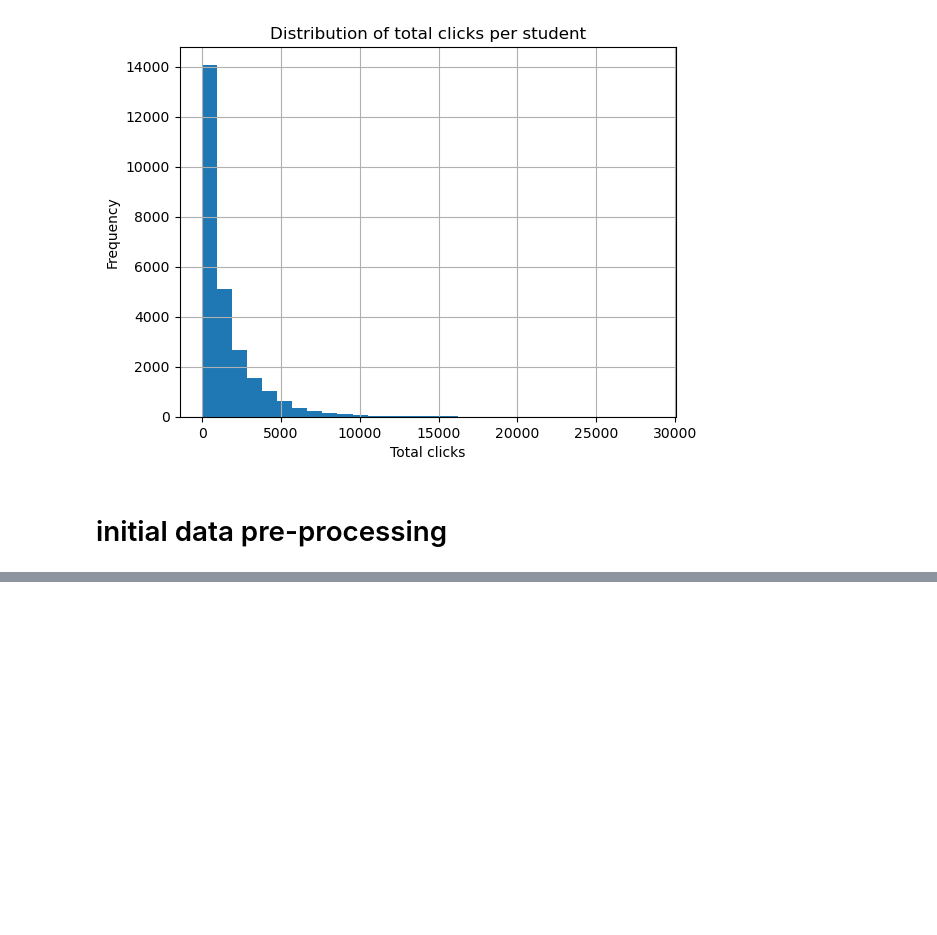
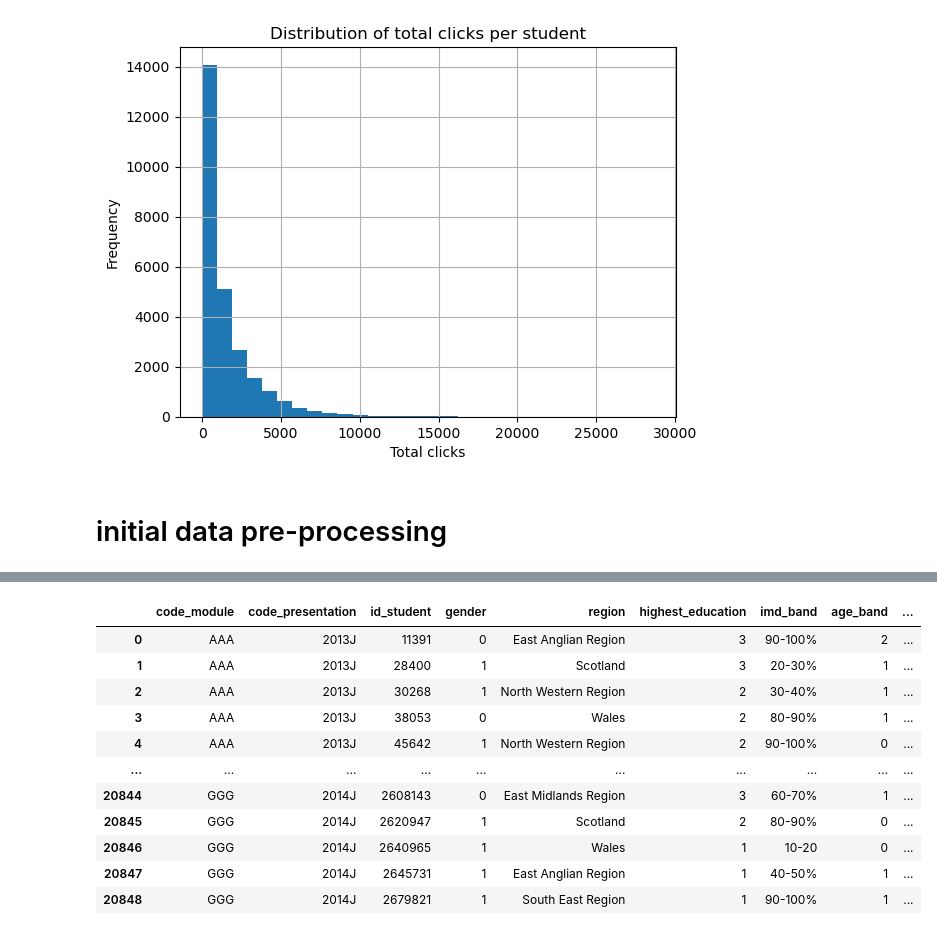
Before and after one commit to MScProjs/MScProject2025-Tang-Zhenqiang, a Jupyter notebook: EDA, initial data pre-processing.ipynb, the cells around one changed output, grey strips where cells are left out. Drawn from its saved outputs; the diff is of its cells as text; code cells hidden in the pictures; blank space fills up the shorter version.

Commit message:
EDA, initial data pre-processing

```diff
--- a/EDA, initial data pre-processing.ipynb
+++ b/EDA, initial data pre-processing.ipynb
@@ -140,18 +85,0 @@ df
-# %%
-df['registration_lead_ratio'] = (df['date_registration'] / df['module_presentation_length']).clip(upper=1)
-vle_activity_stats = vle.groupby(['code_module', 'code_presentation'])['activity_type'].nunique().reset_index(name='n_activity_types')
-df = df.merge(vle_activity_stats, on=['code_module', 'code_presentation'], how='left')
-activity_clicks = vle_full.groupby(['id_student', 'code_module', 'code_presentation', 'activity_type'])['sum_click'].sum().unstack().fillna(0).reset_index()
-activity_cols = activity_clicks.columns.difference(['id_student', 'code_module', 'code_presentation'])
-for col in activity_cols:
-    activity_clicks[f'{col}_click_ratio'] = activity_clicks[col] / activity_clicks[activity_cols].sum(axis=1).replace(0, 1)
-df = df.merge(activity_clicks, on=['id_student', 'code_module', 'code_presentation'], how='left')
-click_times = vle_full.groupby(['id_student', 'code_module', 'code_presentation'])['date'].agg(['min', 'max']).reset_index()
-click_times['first_click_lag'] = click_times['min']
-click_times['last_click_to_end'] = df['module_presentation_length'] - click_times['max']
-click_times['engagement_span'] = click_times['max'] - click_times['min']
-df = df.merge(click_times.drop(columns=['min', 'max']), on=['id_student', 'code_module', 'code_presentation'], how='left')
-df['has_previous_attempts'] = df.duplicated(subset=['id_student', 'code_module'], keep='first').astype(int)
-n_total_assessments = assessments.groupby(['code_module','code_presentation'])['id_assessment'].nunique().reset_index(name='n_total_assessments')
-df = df.merge(n_total_assessments, on=['code_module','code_presentation'], how='left')
-df['assessment_completion_ratio'] = df['n_submissions'] / df['n_total_assessments'].replace(0,1)
@@ -225,0 +180,66 @@ See the caveats in the documentation: https://pandas.pydata.org/pandas-docs/stab
+# %%
+def make_assessment_features(student_assessment_df, assessments_df):
+    merged = student_assessment_df.merge(assessments_df, on='id_assessment', how='left')
+    score_stats = merged.groupby(['id_student','code_module','code_presentation']).agg(
+        mean_score=('score','mean'),
+        max_score=('score','max'),
+        min_score=('score','min'),
+        n_submissions=('score','count')
+    ).reset_index()
+
+    missed = merged[merged['score'].isna()]
+    missed_count = missed.groupby(['id_student','code_module','code_presentation']).size().reset_index(name='n_missed')
+
+    score_features = pd.merge(score_stats, missed_count,
+                              on=['id_student','code_module','code_presentation'],
+                              how='left')
+    score_features['n_missed'] = score_features['n_missed'].fillna(0)
+    return score_features
+def make_vle_features(student_vle_df, vle_df):
+    vle_full = student_vle_df.merge(vle_df, on=['id_site','code_module','code_presentation'], how='left')
+
+    # (a) Aggregates
+    vle_features = vle_full.groupby(['id_student','code_module','code_presentation']).agg(
+        total_clicks=('sum_click','sum'),
+        active_days=('date','nunique'),
+        activity_types=('activity_type','nunique')
+    ).reset_index()
+
+    # (b) Activity ratios
+    activity_clicks = vle_full.groupby(
+        ['id_student','code_module','code_presentation','activity_type']
+    )['sum_click'].sum().unstack().fillna(0).reset_index()
+
+    activity_cols = activity_clicks.columns.difference(['id_student','code_module','code_presentation'])
+    for col in activity_cols:
+        activity_clicks[f'{col}_click_ratio'] = activity_clicks[col] / activity_clicks[activity_cols].sum(axis=1).replace(0,1)
+
+    # (c) Click times
+    click_times = vle_full.groupby(['id_student','code_module','code_presentation'])['date'].agg(['min','max']).reset_index()
+    click_times['first_click_lag'] = click_times['min']
+    click_times['engagement_span'] = click_times['max'] - click_times['min']
+
+    return vle_features, activity_clicks, click_times
+train_assess_features = make_assessment_features(student_assessment_train, assessments)
+train_vle_features, train_activity_clicks, train_click_times = make_vle_features(student_vle_train, vle)
+
+train_data = static_train.copy()
+train_data = train_data.merge(train_assess_features, on=['id_student','code_module','code_presentation'], how='left')
+train_data = train_data.merge(train_vle_features, on=['id_student','code_module','code_presentation'], how='left')
+train_data = train_data.merge(train_activity_clicks, on=['id_student','code_module','code_presentation'], how='left')
+train_data = train_data.merge(train_click_times.drop(columns=['min','max']),
+                              on=['id_student','code_module','code_presentation'], how='left')
+train_data
+# %% [output]
+|  | code_module | code_presentation | id_student | gender | region | highest_education | imd_band | age_band | ... |
+| 0 | AAA | 2013J | 11391 | 0 | East Anglian Region | 3 | 90-100% | 2 | ... |
+| 1 | AAA | 2013J | 28400 | 1 | Scotland | 3 | 20-30% | 1 | ... |
+| 2 | AAA | 2013J | 30268 | 1 | North Western Region | 2 | 30-40% | 1 | ... |
+| 3 | AAA | 2013J | 38053 | 0 | Wales | 2 | 80-90% | 1 | ... |
+| 4 | AAA | 2013J | 45642 | 1 | North Western Region | 2 | 90-100% | 0 | ... |
+| ... | ... | ... | ... | ... | ... | ... | ... | ... | ... |
+| 20844 | GGG | 2014J | 2608143 | 0 | East Midlands Region | 3 | 60-70% | 1 | ... |
+| 20845 | GGG | 2014J | 2620947 | 1 | Scotland | 2 | 80-90% | 0 | ... |
+| 20846 | GGG | 2014J | 2640965 | 1 | Wales | 1 | 10-20 | 0 | ... |
+| 20847 | GGG | 2014J | 2645731 | 1 | East Anglian Region | 1 | 40-50% | 1 | ... |
+| 20848 | GGG | 2014J | 2679821 | 1 | South East Region | 1 | 90-100% | 1 | ... |
```
Also changed, not shown: parts of 22 cells of this notebook.
